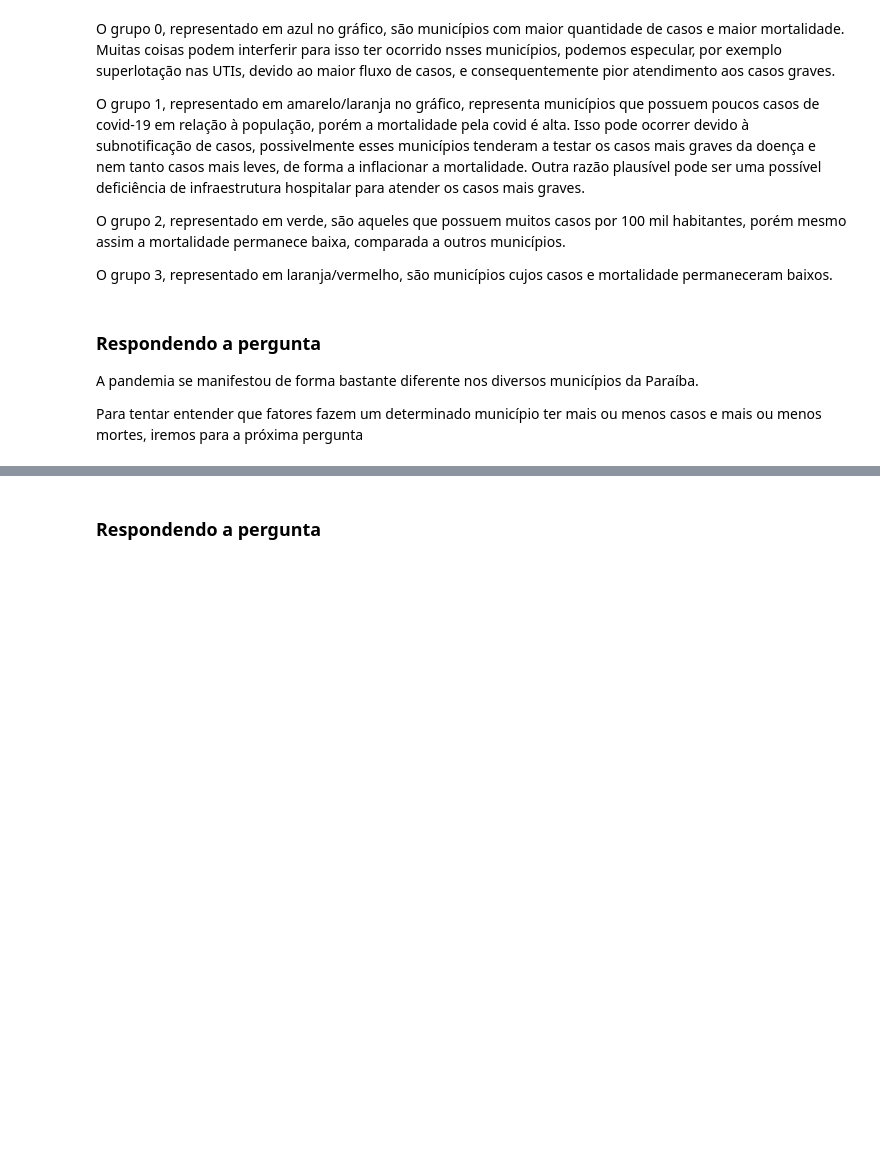
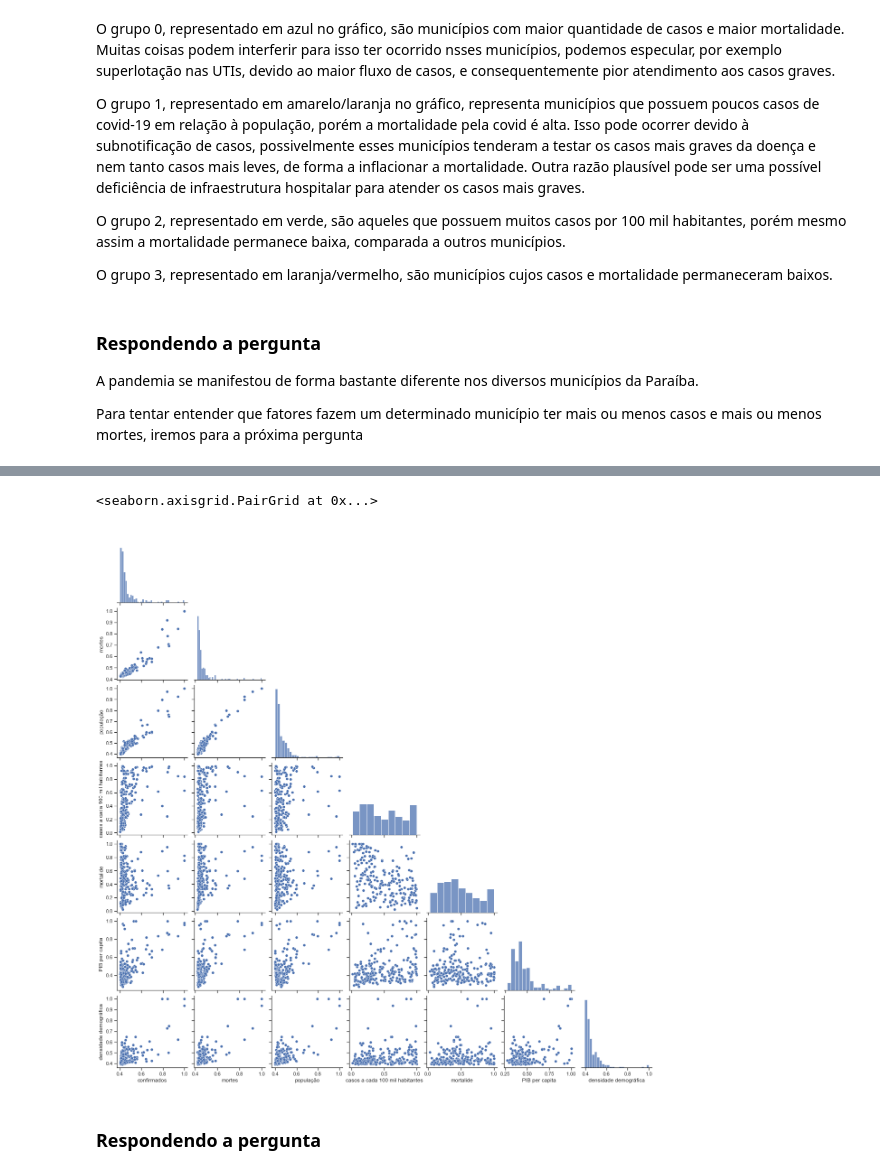
Before and after one commit to maxbarbosa/data-science-final-project, a Jupyter notebook: relatorio_final.ipynb, the cells around one changed output, grey strips where cells are left out. Cells and saved outputs as stored; diff of their text form; code cells hidden in the pictures; blank space fills up the shorter version.

Commit message:
adição da splom

```diff
--- a/relatorio_final.ipynb
+++ b/relatorio_final.ipynb
@@ -499,3 +506,42 @@ Para averiguar isso, fazermos a SPLOM para as diversas variáveis
+# %%
+mean_confirmed = np.mean(casos_pb_df['confirmed'])
+std_confirmed = np.std(casos_pb_df['confirmed'])
+
+mean_deaths = np.mean(casos_pb_df['deaths'])
+std_deaths = np.std(casos_pb_df['deaths'])
+
+mean_pop = np.mean(casos_pb_df['estimated_population'])
+std_pop = np.std(casos_pb_df['estimated_population'])
+
+mean_100k = np.mean(casos_pb_df['confirmed_per_100k_inhabitants'])
+std_100k = np.std(casos_pb_df['confirmed_per_100k_inhabitants'])
+
+mean_dth_rt = np.mean(casos_pb_df['death_rate'])
+std_dth_rt = np.std(casos_pb_df['death_rate'])
+
+mean_pib = np.mean(casos_pb_df['pib_per_capita'])
+std_pib = np.std(casos_pb_df['pib_per_capita'])
+
+mean_density = np.mean(casos_pb_df['demographic_density'])
+std_density = np.std(casos_pb_df['demographic_density'])
+
+confirmed_norm = pd.Series(norm.cdf(casos_pb_df['confirmed'], loc = mean_confirmed , scale = std_confirmed))
+deaths_norm = pd.Series(norm.cdf(casos_pb_df['deaths'], loc = mean_deaths, scale = std_deaths))
+population_norm = pd.Series(norm.cdf(casos_pb_df['estimated_population'], loc = mean_pop, scale = std_pop))
+cp100k_norm = pd.Series(norm.cdf(casos_pb_df['confirmed_per_100k_inhabitants'], loc = mean_100k, scale = std_100k))
+dth_rt_norm = pd.Series(norm.cdf(casos_pb_df['death_rate'], loc = mean_dth_rt, scale = std_dth_rt))
+pib_norm = pd.Series(norm.cdf(casos_pb_df['pib_per_capita'], loc = mean_pib, scale = std_pib))
+density_norm = pd.Series(norm.cdf(casos_pb_df['demographic_density'], loc = mean_density, scale = std_density))
+
+splom_columns = [confirmed_norm, deaths_norm, population_norm, cp100k_norm, dth_rt_norm, pib_norm, density_norm]
+splom_headers = ["confirmados", "mortes", "população", "casos a cada 100 mil habitantes", "mortalide", "PIB per capita", "densidade demográfica"]
+splom_df = pd.concat(splom_columns, axis = 1, keys = splom_headers)
+
+sns.set_theme(style = "ticks")
+sns.pairplot(splom_df, corner = True)
+# %% [output]
+<seaborn.axisgrid.PairGrid at 0x...>
+[figure, added]
 # %% [markdown]
 ### Respondendo a pergunta
 # %% [markdown]
```
Also changed, not shown: parts of 2 cells of this notebook.
